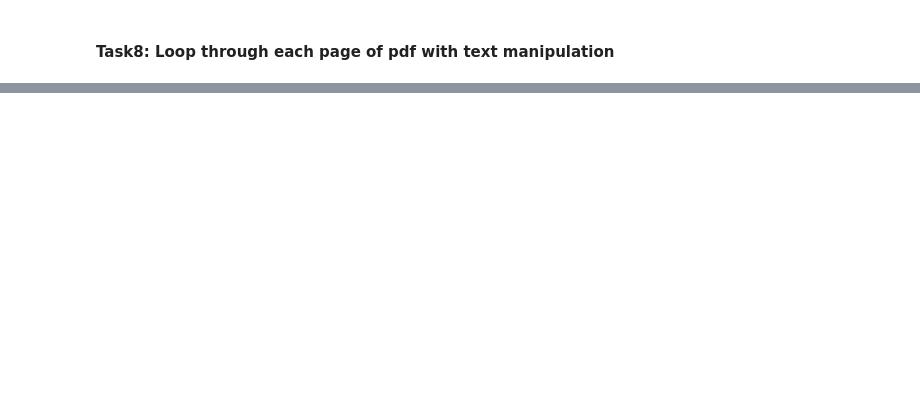
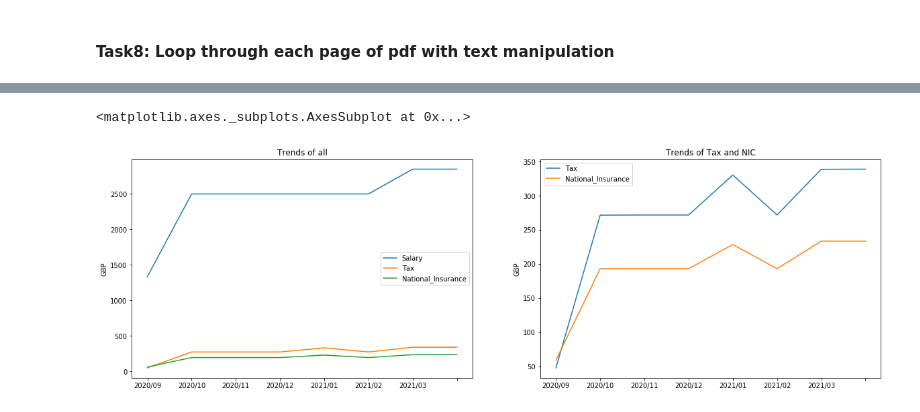
Before and after one commit to WhySeeYC/reference_app, a Jupyter notebook: fYnanCe/PyFinance.ipynb, the cells around one changed output, grey strips where cells are left out. Saved outputs shown, nothing was run; the diff lists cells and outputs as text; code cells hidden in the pictures; blank space fills up the shorter version.

```diff
--- a/fYnanCe/PyFinance.ipynb
+++ b/fYnanCe/PyFinance.ipynb
@@ -731,0 +605,13 @@ df
+# %%
+# Successfully set the x tick labels
+fig, axes = plt.subplots(nrows=1, ncols=2, figsize = (20,6))
+axes[0].set_ylabel("GBP")
+axes[1].set_ylabel("GBP")
+axes[0].set_xticklabels(df.YearMonth)  # Use the new colume YearMonth to be the xticks label
+axes[1].set_xticklabels(df.YearMonth)
+
+df[ ["Salary", "Tax", "National_Insurance" ] ].plot.line(ax = axes[0], title = "Trends of all")
+df[ ["Tax", "National_Insurance" ] ].plot(kind = "line", ax = axes[1], title = "Trends of Tax and NIC")
+# %% [output]
+<matplotlib.axes._subplots.AxesSubplot at 0x...>
+[figure, added]
```
Also changed, not shown: parts of 40 cells of this notebook, 1 other file.
